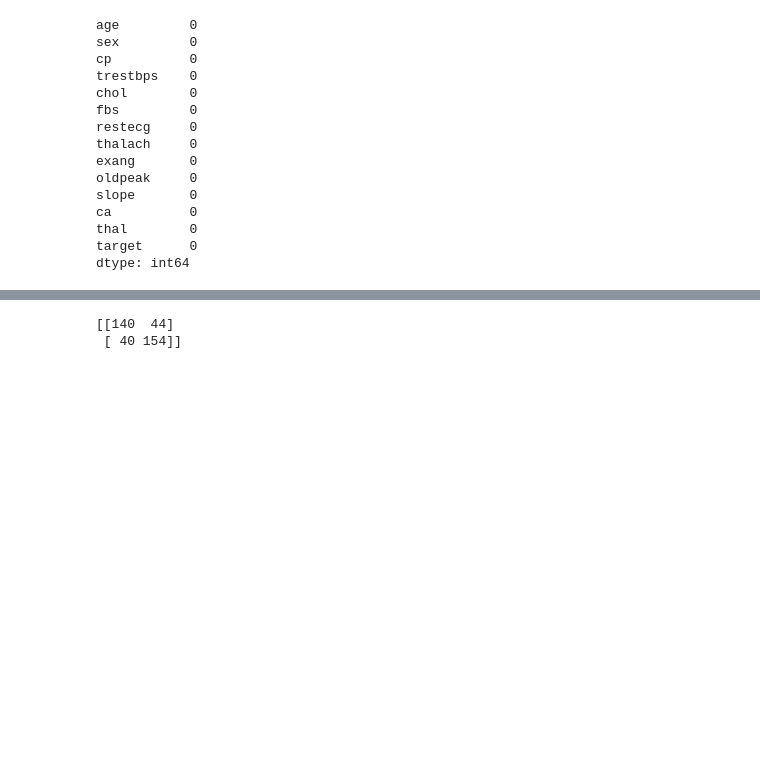
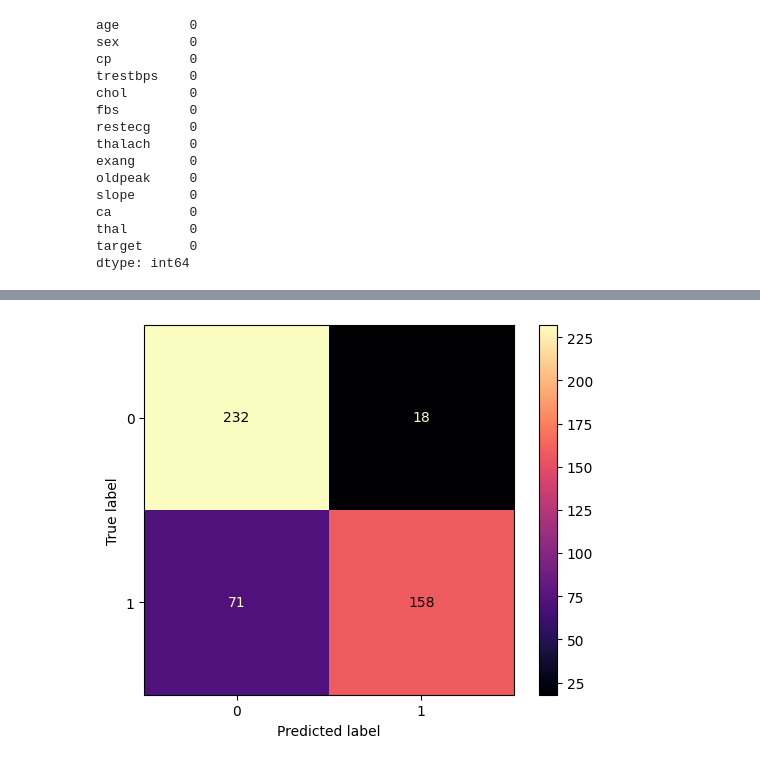
Before and after one commit to Tokito-to/heart-disease-prediction, a Jupyter notebook: heart_analysis.ipynb, the cells around one changed output, grey strips where cells are left out. Saved outputs shown, nothing was run; the diff lists cells and outputs as text; code cells hidden in the pictures; blank space fills up the shorter version.

```diff
--- a/heart_analysis.ipynb
+++ b/heart_analysis.ipynb
@@ -70,3 +70,13 @@ dtype: int64
 # %%
 X = data.iloc[:,:13].values
 y = data["target"].values
+# %%
+from imblearn.over_sampling import SMOTE
+X, y = SMOTE(random_state=42).fit_resample(X, y)
+
+# Printing number of samples in each class after Under-Sampling
+t = [(d) for d in y if d == 0]
+s = [(d) for d in y if d == 1]
+print('After Under-Sampling: ')
+print('Samples in class 0: ', len(t))
+print('Samples in class 1: ', len(s))
@@ -142,4 +185,4 @@ Epoch 145/145
 # %%
 y_pred = classifier.predict(X_test)
-y_pred = (y_pred > 0.45)
+y_pred = (y_pred > 0.5)
 # %% [output]
@@ -153,10 +196,12 @@ print(score*100)
 # %%
-from sklearn.metrics import confusion_matrix,classification_report
+from sklearn.metrics import confusion_matrix, ConfusionMatrixDisplay, classification_report
 cm = confusion_matrix(y_test, y_pred)
-print(cm)
+
+cm_display = ConfusionMatrixDisplay(confusion_matrix=cm)
+cm_display.plot(cmap='magma')
+plt.show()
 # %% [output]
-[[140  44]
- [ 40 154]]
+[figure, added]
 # %%
 print(classification_report(y_test,y_pred))
 # %% [output]
```
Also changed, not shown: parts of 13 cells of this notebook, 6 other files.
